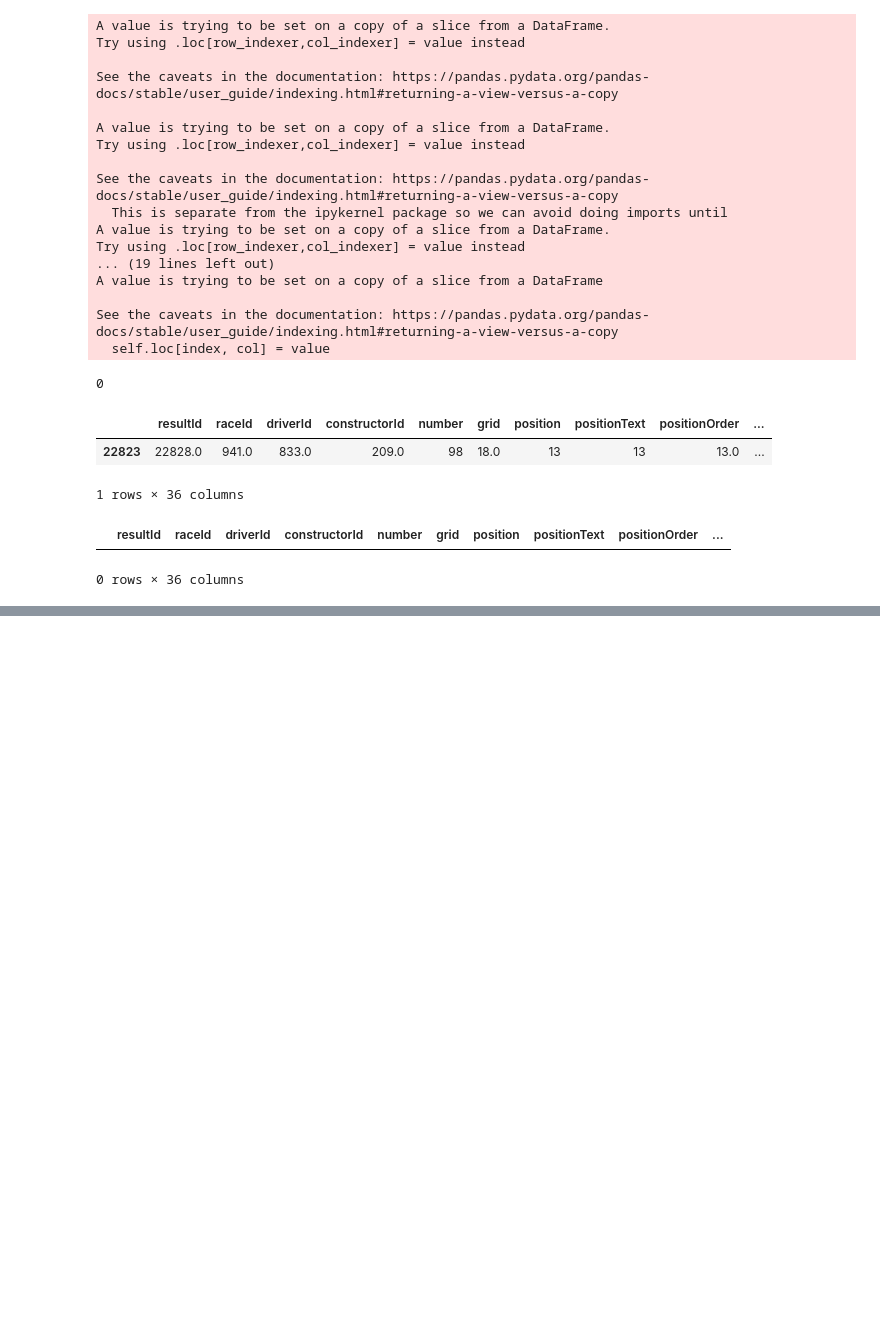
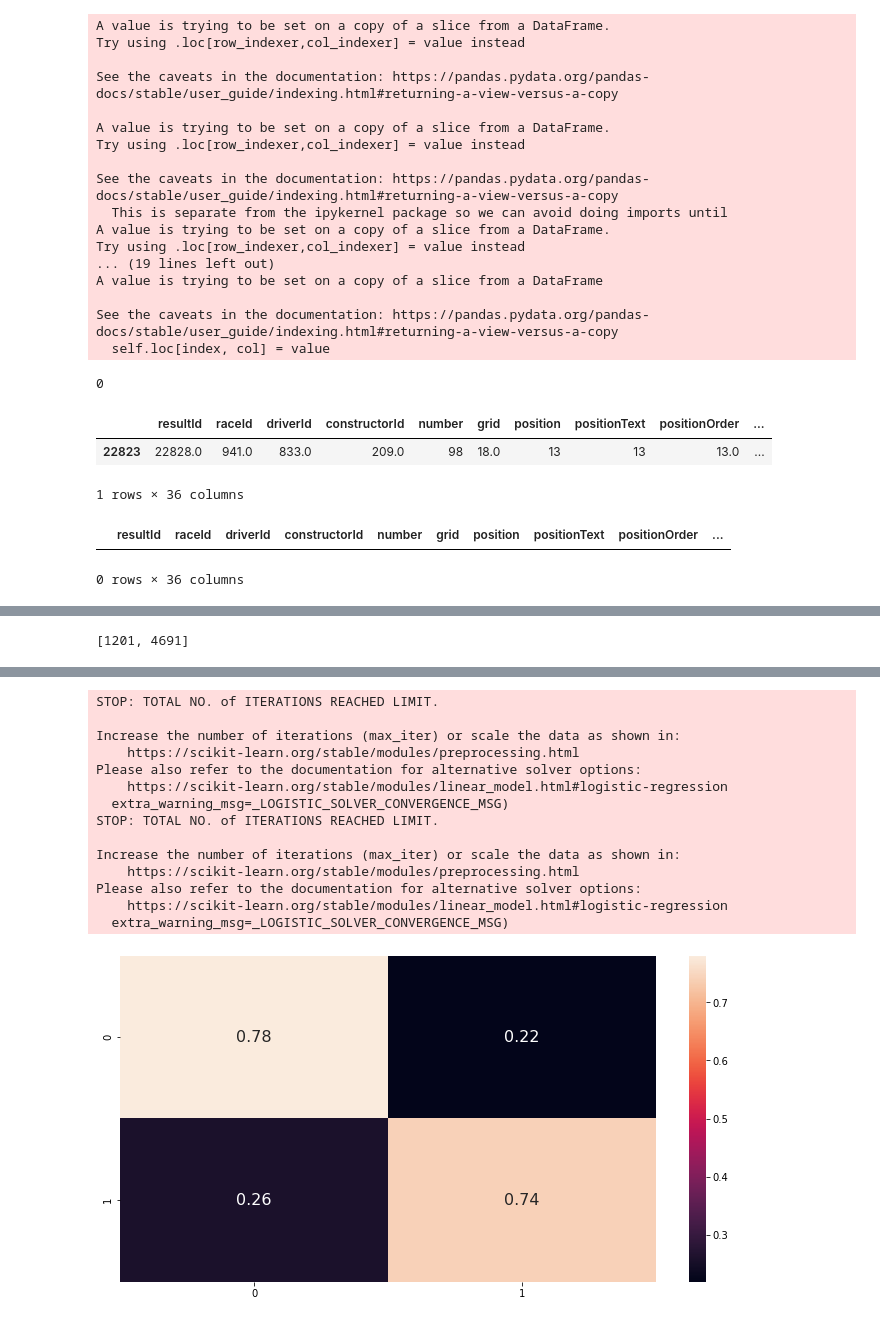
Before and after one commit to edie-zhou/data_lab_f1, a Jupyter notebook: F1.ipynb, the cells around one changed output, grey strips where cells are left out. Drawn from its saved outputs; the diff is of its cells as text; code cells hidden in the pictures; blank space fills up the shorter version.

```diff
--- a/F1.ipynb
+++ b/F1.ipynb
@@ -517,24 +513,20 @@ See the caveats in the documentation: https://pandas.pydata.org/pandas-docs/stab
 # fix zero valued actual results
 mask = df_prev['actual_result'] == 0
 zero_df = df_prev.loc[mask]
-count = 0
 for i, row in zero_df.iterrows():
 
     actual_result = df_result.loc[(df_result['raceId']==row['current_id']) &
                                  (df_result['driverId']==row['driverId'])]
-    try:
-        result_pos = actual_result['positionOrder'].unique()[0]
-        df_prev.at[i, 'actual_result'] = result_pos
-    except:
-        ++count
-print(count)
 
-display(df_prev.loc[df_prev['actual_result']==0])
+    result_pos = actual_result['positionOrder'].unique()[0]
+    df_prev.at[i, 'actual_result'] = result_pos
+
+# display(df_prev.loc[df_prev['actual_result']==0])
 
 # drop stubborn row
 df_prev = df_prev.drop(22823)
 
-display(df_prev.loc[df_prev['actual_result']==0])
+# display(df_prev.loc[df_prev['actual_result']==0])
 # %% [output]
 0
 |  | resultId | raceId | driverId | constructorId | number | grid | position | positionText | positionOrder | ... |
@@ -568,0 +641,45 @@ data.to_csv('feature_data.csv', index=False)
+# %%
+# Podium classifier using 5-Fold Logistic Regression
+cols = ['resultId', 'positionOrder', 'statusId', 'fastest_time_delta',\
+        'fastest_speed_delta', 'avg_time_delta', 'avg_speed_delta', 'gained_pos',\
+        'win', 'current_id', 'winner_fastest_lap_delta', 'winner_fastest_speed_delta',\
+        'actual_result', 'constructorId']
+cols_full = ['resultId', 'positionOrder', 'statusId', 'fastest_time_delta',\
+        'fastest_speed_delta', 'avg_time_delta', 'avg_speed_delta', 'gained_pos',\
+        'win', 'current_id', 'winner_fastest_lap_delta', 'winner_fastest_speed_delta',\
+        'actual_result', 'constructorId', 'winner_delta', 'previous_finishes',
+        'previous_wins', 'previous_finishes_c', 'previous_wins_c']
+
+data = df_prev[cols]
+data_full = df_prev[cols_full]
+
+classes = [0,1]
+class_lambda = lambda x: 0 if x < 4 else 1
+df_downsampled = downsample(data, classes, class_lambda)
+
+# create x, y dfs
+target = df_downsampled['actual_result']
+
+drop_col = ['resultId', 'current_id', 'actual_result', 'statusId', 'constructorId']
+features = df_downsampled.drop(drop_col, axis=1)
+
+# Create train/test splits
+x_train, x_test, y_train, y_test = train_test_split(features, target,
+        test_size=0.25, random_state=42)
+
+# Train log reg classifier
+model = LogisticRegressionCV(cv=5, random_state=0)
+model.fit(x_train, y_train)
+y_pred = model.predict(x_test)
+
+# Create confusion matrix heatmap
+matrix = confusion_matrix(y_test, y_pred)
+matrix = matrix / matrix.astype(np.float).sum(axis=1)
+ax = sns.heatmap(matrix, annot=True, annot_kws={"size": 16})
+
+# Report scores
+# print('Accuracy: ', accuracy_score(y_test, y_pred))
+report_str = classification_report(y_test, y_pred)
+print(report_str)
+plt.show()
+# %% [output]
@@ -568,0 +703 @@ data.to_csv('feature_data.csv', index=False)
+[1201, 4691]
@@ -568,0 +726,15 @@ data.to_csv('feature_data.csv', index=False)
+STOP: TOTAL NO. of ITERATIONS REACHED LIMIT.
+
+Increase the number of iterations (max_iter) or scale the data as shown in:
+    https://scikit-learn.org/stable/modules/preprocessing.html
+Please also refer to the documentation for alternative solver options:
+    https://scikit-learn.org/stable/modules/linear_model.html#logistic-regression
+  extra_warning_msg=_LOGISTIC_SOLVER_CONVERGENCE_MSG)
+STOP: TOTAL NO. of ITERATIONS REACHED LIMIT.
+
+Increase the number of iterations (max_iter) or scale the data as shown in:
+    https://scikit-learn.org/stable/modules/preprocessing.html
+Please also refer to the documentation for alternative solver options:
+    https://scikit-learn.org/stable/modules/linear_model.html#logistic-regression
+  extra_warning_msg=_LOGISTIC_SOLVER_CONVERGENCE_MSG)
+[figure, added]
```
Also changed, not shown: parts of 19 cells of this notebook.
